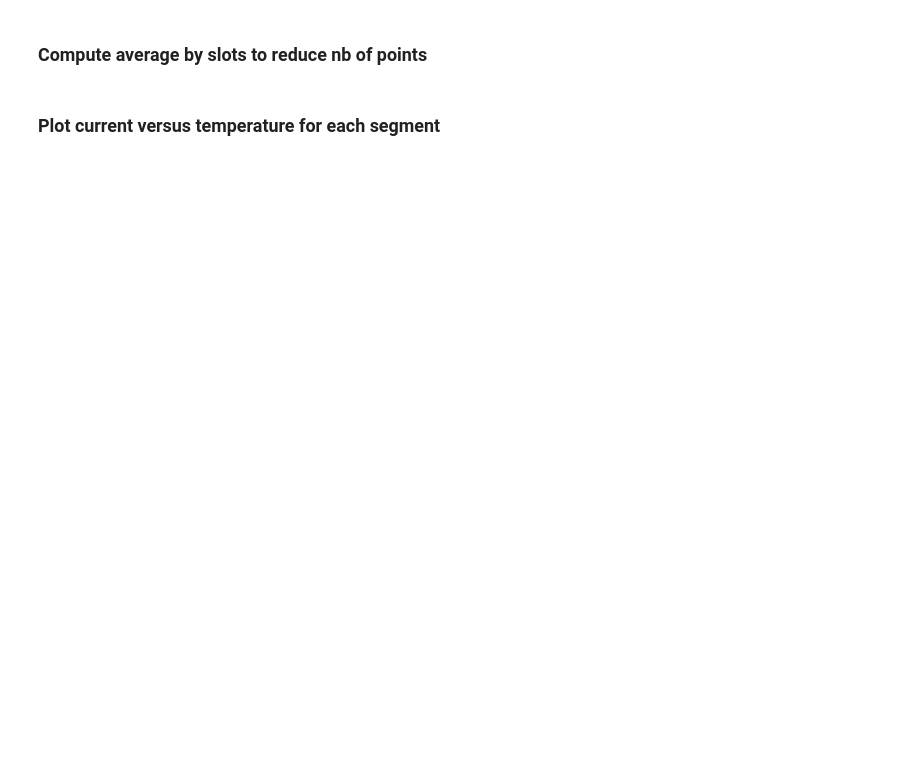
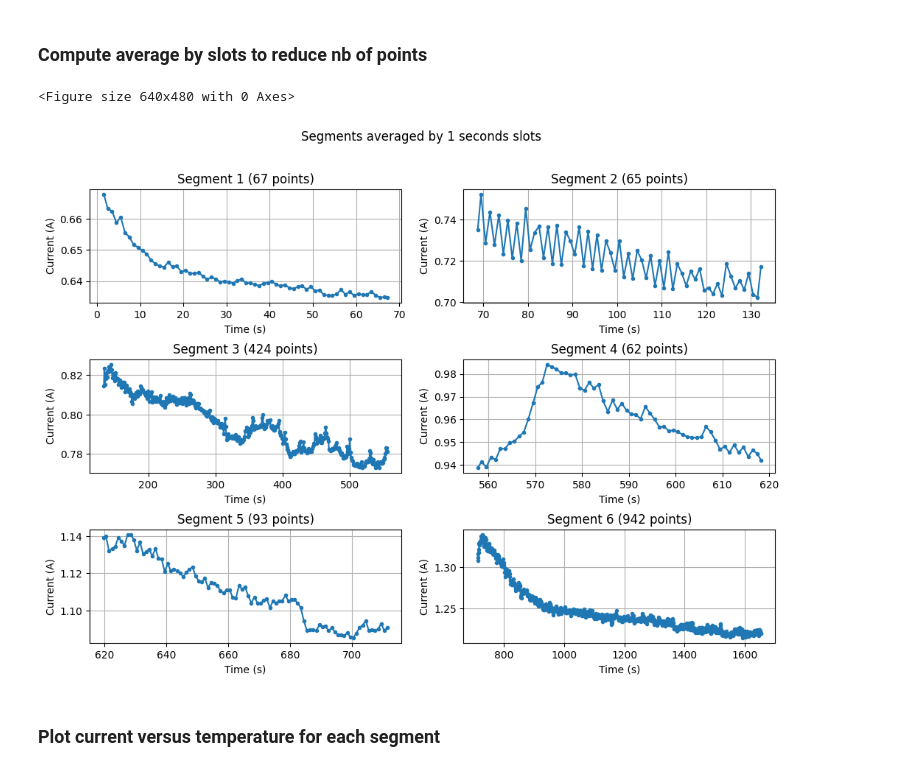
Before and after one commit to opatiny/predictiveMaintenance, a Jupyter notebook: src/notebooks/spindleCurrentVsTemperature.ipynb, the cells around one changed output. Saved outputs shown, nothing was run; the diff lists cells and outputs as text; code cells hidden in the pictures; blank space fills up the shorter version.

```diff
--- a/src/notebooks/spindleCurrentVsTemperature.ipynb
+++ b/src/notebooks/spindleCurrentVsTemperature.ipynb
@@ -243,16 +262,19 @@ plotSegments(cutSegments)
 # %% [markdown]
 ### Compute average by slots to reduce nb of points
 # %%
-dt = 10 # seconds
+dt = 1 # seconds
 
 averagedSegments = []
 
 for i in range(len(cutSegments)):
     averagedSegments.append(computeSlotsAverage(cutSegments[i], dt))
 
 
 # plot the segments
 plotSegments(averagedSegments, title="Segments averaged by " + str(dt) + " seconds slots")
+# %% [output]
+<Figure size 640x480 with 0 Axes>
+[figure, added]
 # %% [markdown]
 ### Plot current versus temperature for each segment
 # %%
```
Also changed, not shown: parts of 8 cells of this notebook, 6 other files.
